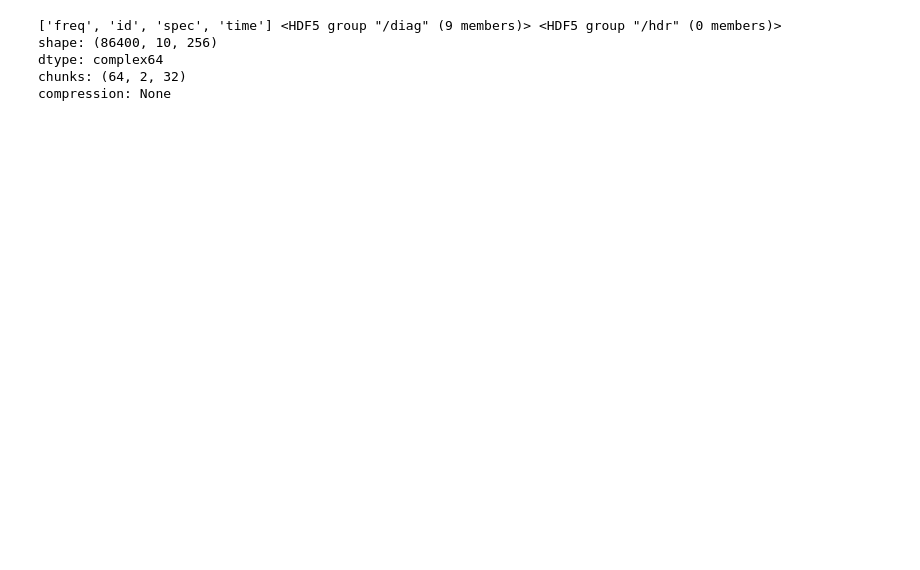
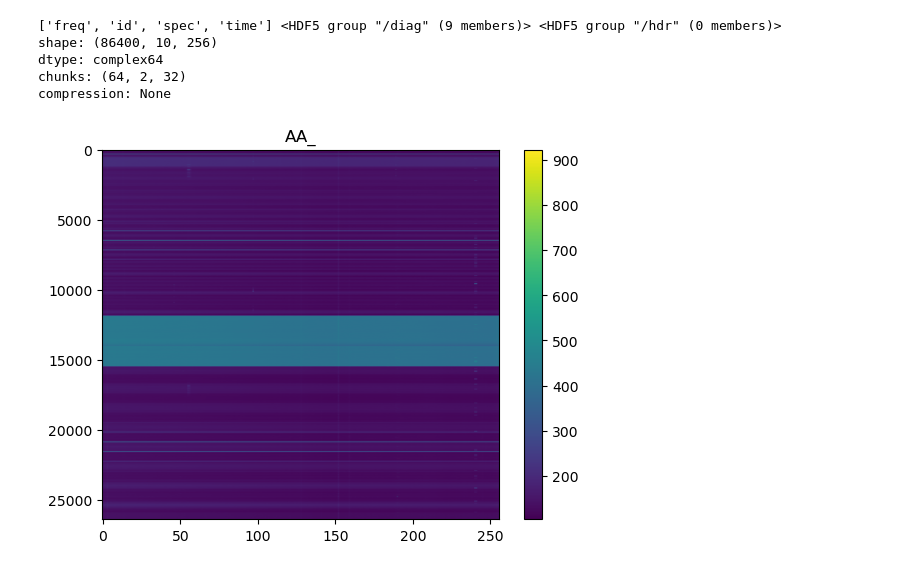
Before and after one commit to akvydula/skymap, a Jupyter notebook: notebooks/beam_jan_2026.ipynb, the cells around one changed output. Cells and saved outputs as stored; diff of their text form; code cells hidden in the pictures; blank space fills up the shorter version.

```diff
--- a/notebooks/beam_jan_2026.ipynb
+++ b/notebooks/beam_jan_2026.ipynb
@@ -70,3 +76,12 @@ shape: (86400, 10, 256)
 dtype: complex64
 chunks: (64, 2, 32)
 compression: None
+# %%
+test = io.get_slice_from_time(obs_data, beam_slice)
+# %%
+plt.imshow(Calibrator.get_Tsys_lab(test.spec.AA_*u.V**2, cal_data.gain.AA_).value.real - cal_data.te.AA_, aspect='auto')
+plt.colorbar()
+plt.title("AA_")
+plt.show()
+# %% [output]
+[figure, added]
```
Also changed, not shown: parts of 12 cells of this notebook, 5 other files.
